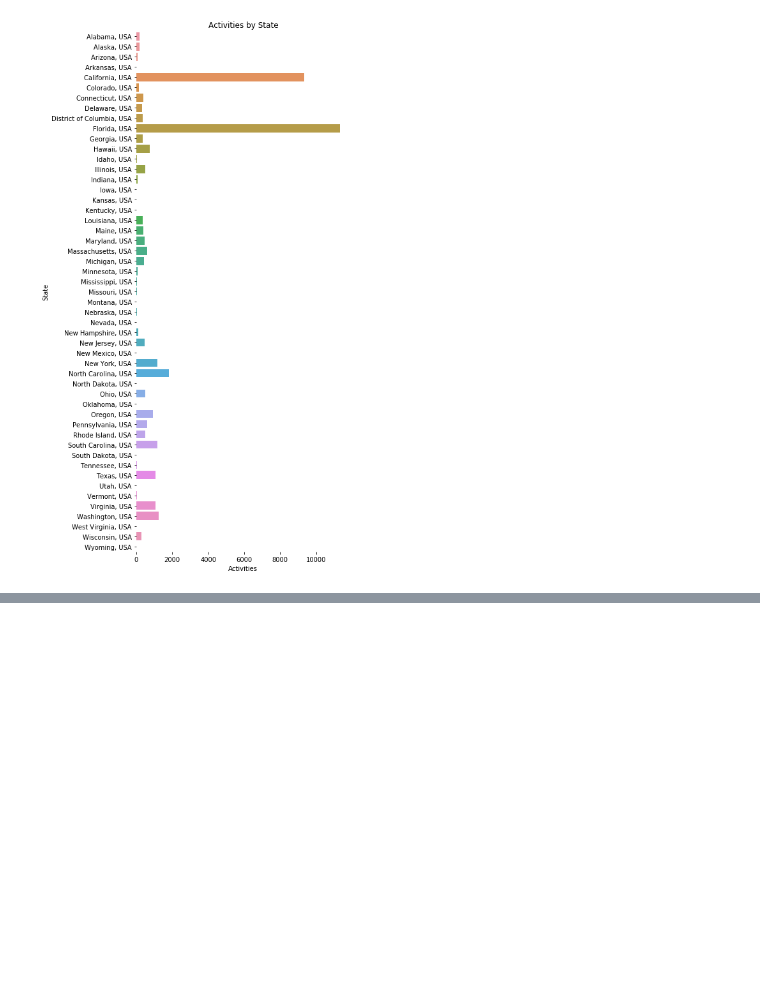
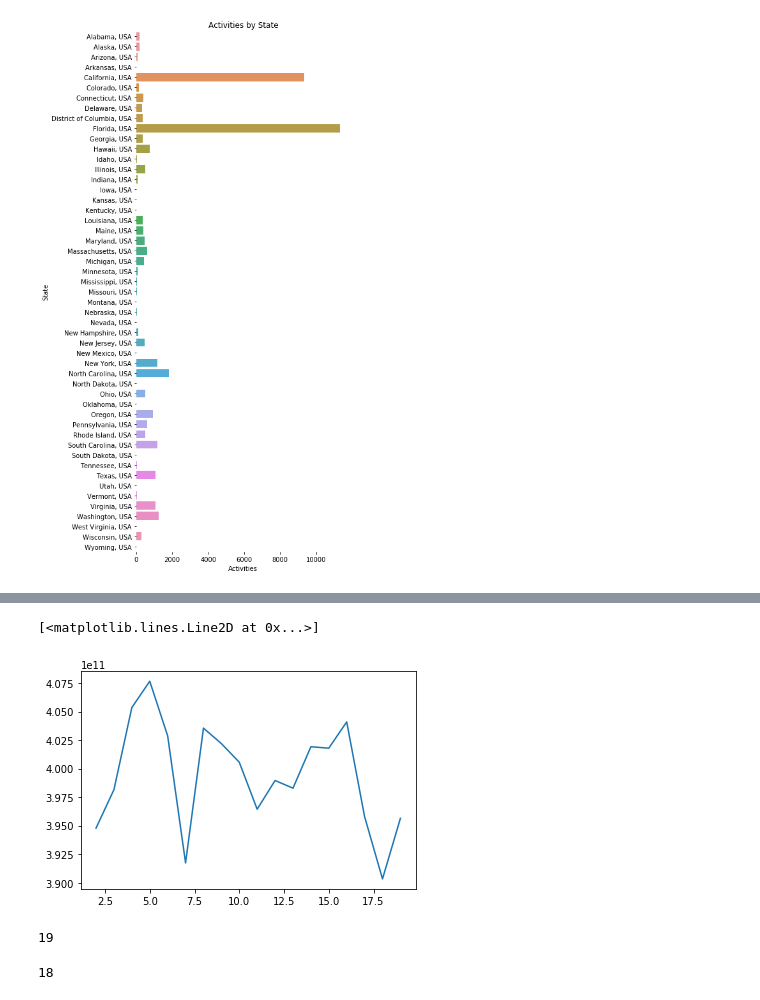
Before and after one commit to privat33r/dc20075-ocean, a Jupyter notebook: ocean-cleanup-new.ipynb, the cells around one changed output, grey strips where cells are left out. Saved outputs shown, nothing was run; the diff lists cells and outputs as text; code cells hidden in the pictures; blank space fills up the shorter version.

```diff
--- a/ocean-cleanup-new.ipynb
+++ b/ocean-cleanup-new.ipynb
@@ -113,0 +158,28 @@ sns.despine(left=True, bottom=True)
+# %%
+from sklearn.cluster import MiniBatchKMeans
+
+n = 15
+
+km = MiniBatchKMeans(n).fit(items_df)
+# %%
+mini = float('inf')
+bestCluster = None
+
+ks = range(2,20)
+inertias = []
+
+for n in ks:
+    km = MiniBatchKMeans(n).fit(transformed)
+    inertias.append(km.inertia_)
+    if km.inertia_ < mini:
+        mini = km.inertia_
+        bestCluster = km
+
+plt.plot(ks,inertias)
+# %% [output]
+[<matplotlib.lines.Line2D at 0x...>]
+[figure, added]
+# %%
+len(km.cluster_centers_)
+# %% [output]
+19
@@ -113,0 +188,4 @@ sns.despine(left=True, bottom=True)
+# %%
+len(bestCluster.cluster_centers_)
+# %% [output]
+18
```
Also changed, not shown: parts of 25 cells of this notebook, 10 other files.
